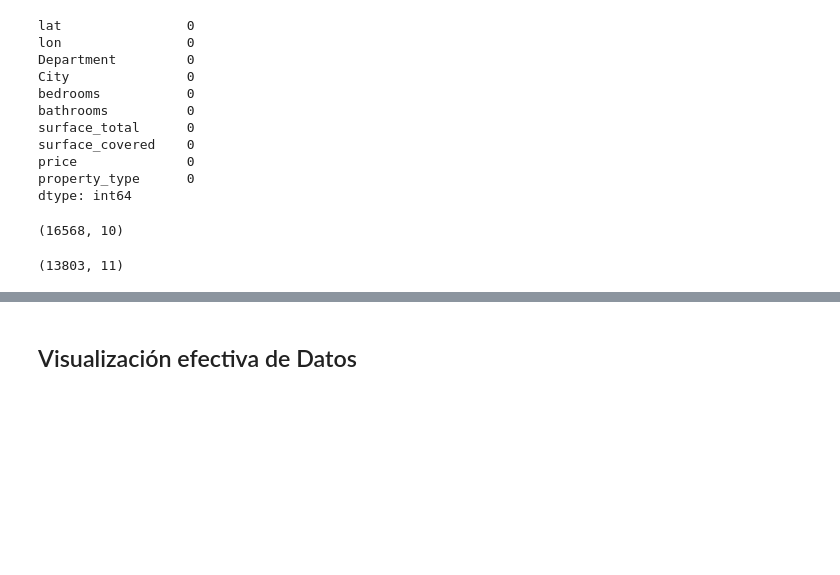
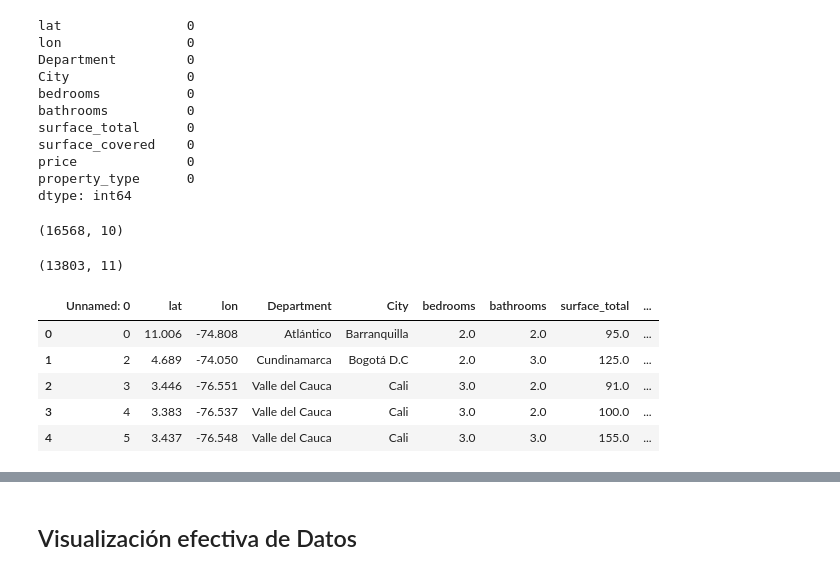
Before and after one commit to marioeoteroa/BootcampDSCodigofacilito, a Jupyter notebook: ProyectoBootcampDS.ipynb, the cells around one changed output, grey strips where cells are left out. Cells and saved outputs as stored; diff of their text form; code cells hidden in the pictures; blank space fills up the shorter version.

```diff
--- a/ProyectoBootcampDS.ipynb
+++ b/ProyectoBootcampDS.ipynb
@@ -163,3 +212,13 @@ df_filtrado.shape
+# %%
+df_filtrado = pd.read_csv('/work/df_filtrado.csv')
+df_filtrado.head(5)
+# %% [output]
+|  | Unnamed: 0 | lat | lon | Department | City | bedrooms | bathrooms | surface_total | ... |
+| 0 | 0 | 11.006 | -74.808 | Atlántico | Barranquilla | 2.0 | 2.0 | 95.0 | ... |
+| 1 | 2 | 4.689 | -74.050 | Cundinamarca | Bogotá D.C | 2.0 | 3.0 | 125.0 | ... |
+| 2 | 3 | 3.446 | -76.551 | Valle del Cauca | Cali | 3.0 | 2.0 | 91.0 | ... |
+| 3 | 4 | 3.383 | -76.537 | Valle del Cauca | Cali | 3.0 | 2.0 | 100.0 | ... |
+| 4 | 5 | 3.437 | -76.548 | Valle del Cauca | Cali | 3.0 | 3.0 | 155.0 | ... |
 # %%
 df_filtrado.head(5)
 # %% [output]
```
Also changed, not shown: parts of 38 cells of this notebook.
